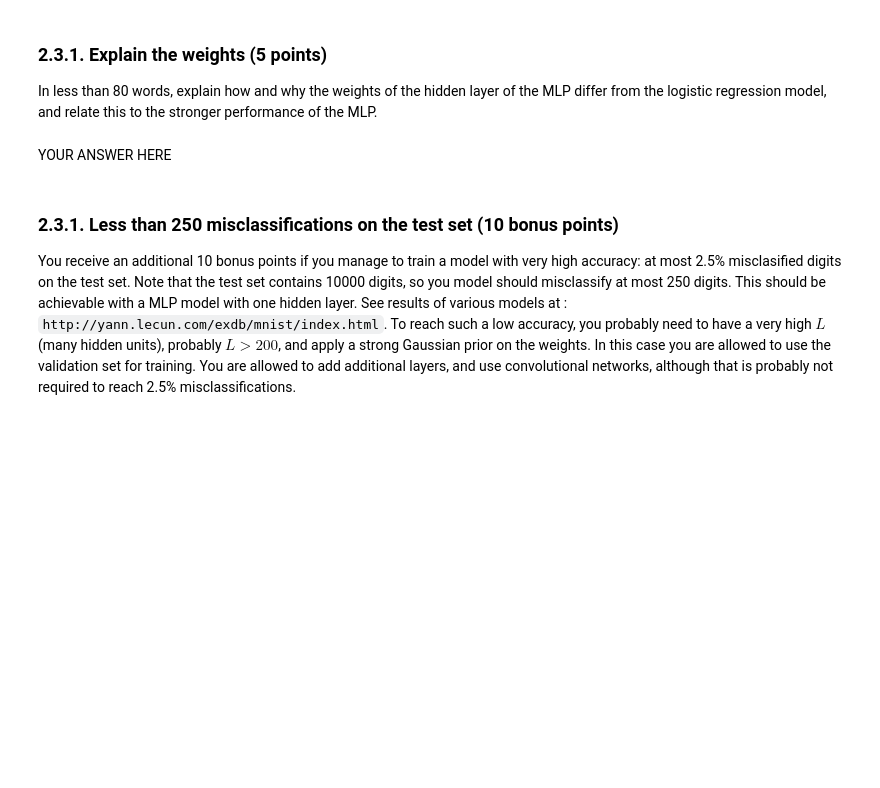
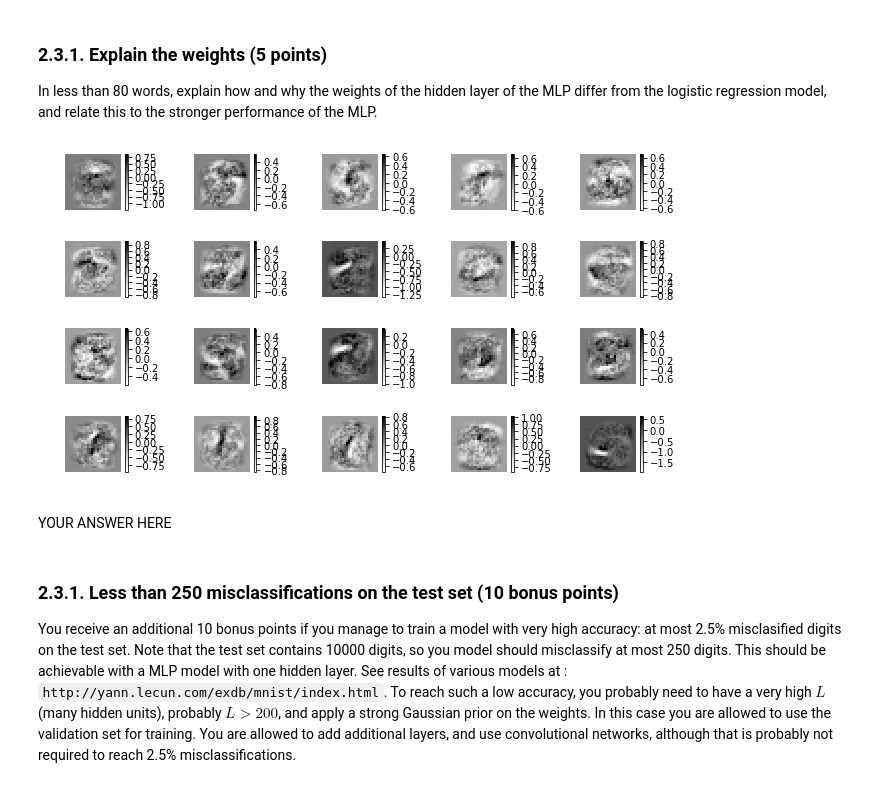
Before and after one commit to hammond756/ml1labs, a Jupyter notebook: 11336404_10437215_10608516_lab2.ipynb, the cells around one changed output. Drawn from its saved outputs; the diff is of its cells as text; code cells hidden in the pictures; blank space fills up the shorter version.

```diff
--- a/11336404_10437215_10608516_lab2.ipynb
+++ b/11336404_10437215_10608516_lab2.ipynb
@@ -672,7 +674,7 @@ def train_mlp(x_train, t_train, x_valid, t_valid, W, b, V, a, epochs, l_rate):
         log_p_train.append(p_train)
         log_p_valid.append(p_valid)
 
-    return log_p_train, log_p_valid
+    return W, b, V, a, log_p_train, log_p_valid
 
 def plot_training_session(log_p_train, log_p_valid, epochs, l_rate):
 
@@ -730,6 +782,10 @@ Epoch  8
 # %% [markdown]
 ### 2.3.1. Explain the weights (5 points)
 In less than 80 words, explain how and why the weights of the hidden layer of the MLP differ from the logistic regression model, and relate this to the stronger performance of the MLP.
+# %%
+plot_digits(V.T, num_cols=5, shape=(28,28))
+# %% [output]
+[figure, added]
 # %% [markdown]
 YOUR ANSWER HERE
 # %% [markdown]
```
Also changed, not shown: parts of 5 cells of this notebook.
